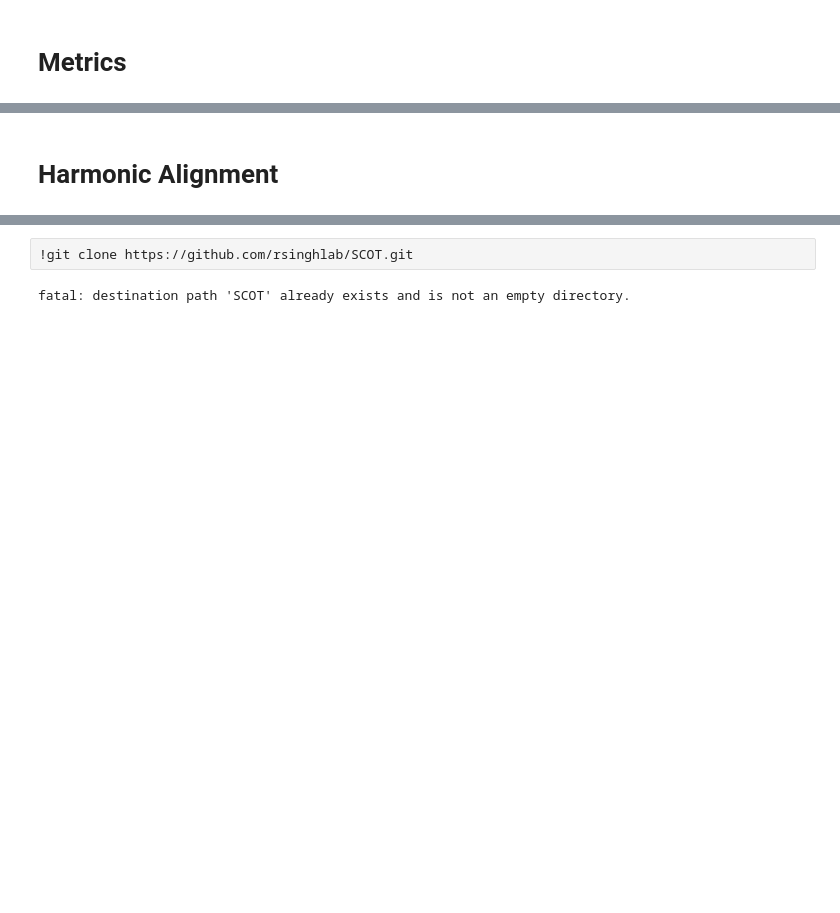
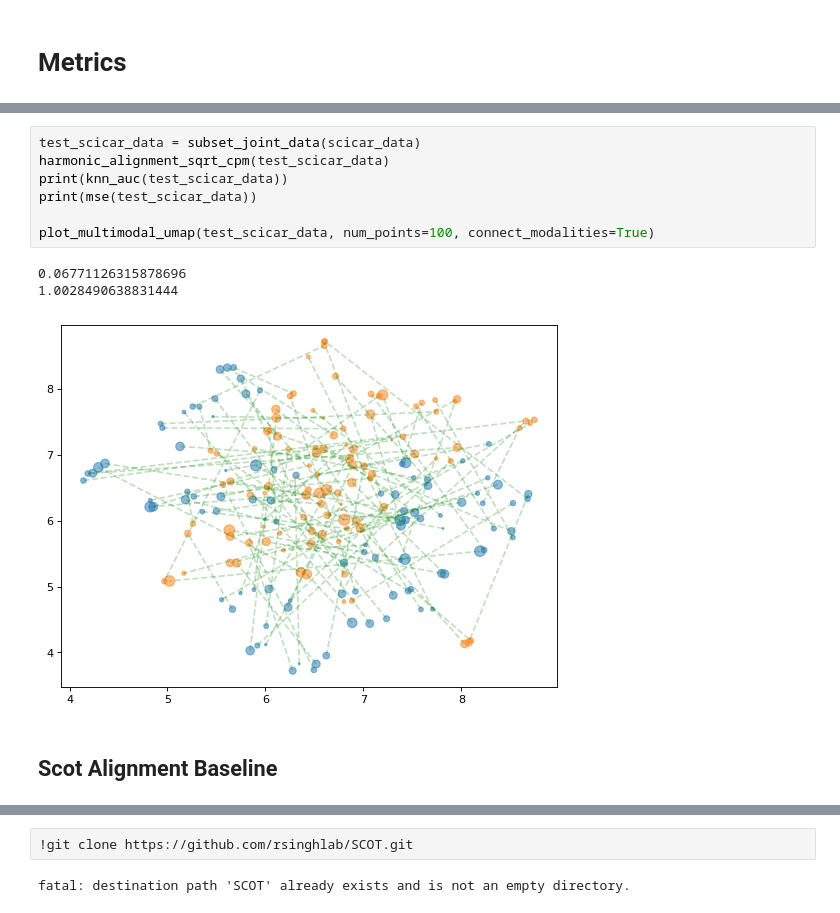
Before and after one commit to jiayueg/multimodal, a Jupyter notebook: baseline_methods.ipynb, the cells around one changed output, grey strips where cells are left out. Saved outputs shown, nothing was run; the diff lists cells and outputs as text; blank space fills up the shorter version.

```diff
--- a/baseline_methods.ipynb
+++ b/baseline_methods.ipynb
@@ -321,2 +440,14 @@ def procrustes(adata, n_svd=100):
+# %%
+test_scicar_data = subset_joint_data(scicar_data)
+harmonic_alignment_sqrt_cpm(test_scicar_data)
+print(knn_auc(test_scicar_data))
+print(mse(test_scicar_data))
+
+plot_multimodal_umap(test_scicar_data, num_points=100, connect_modalities=True)
+# %% [output]
+0.06771126315878696
+1.0028490638831444
+[figure, added]
 # %% [markdown]
-# **Harmonic Alignment**
+
+## Scot Alignment Baseline
```
Also changed, not shown: parts of 46 cells of this notebook, 1 other file.
